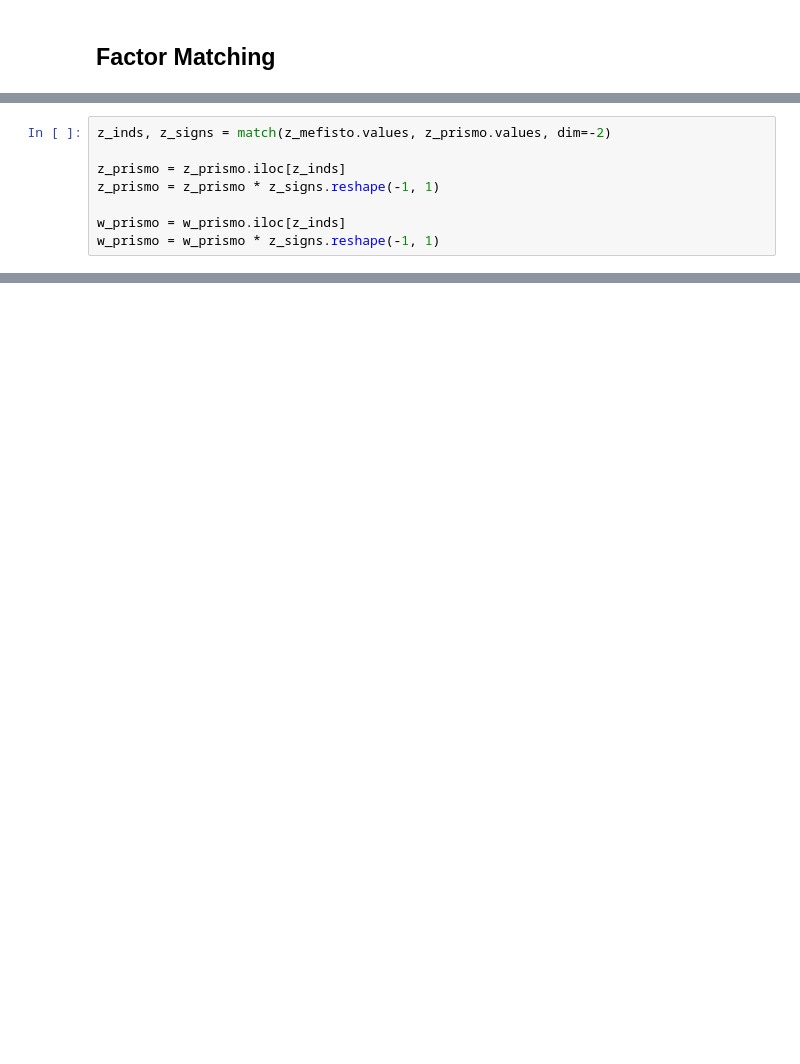
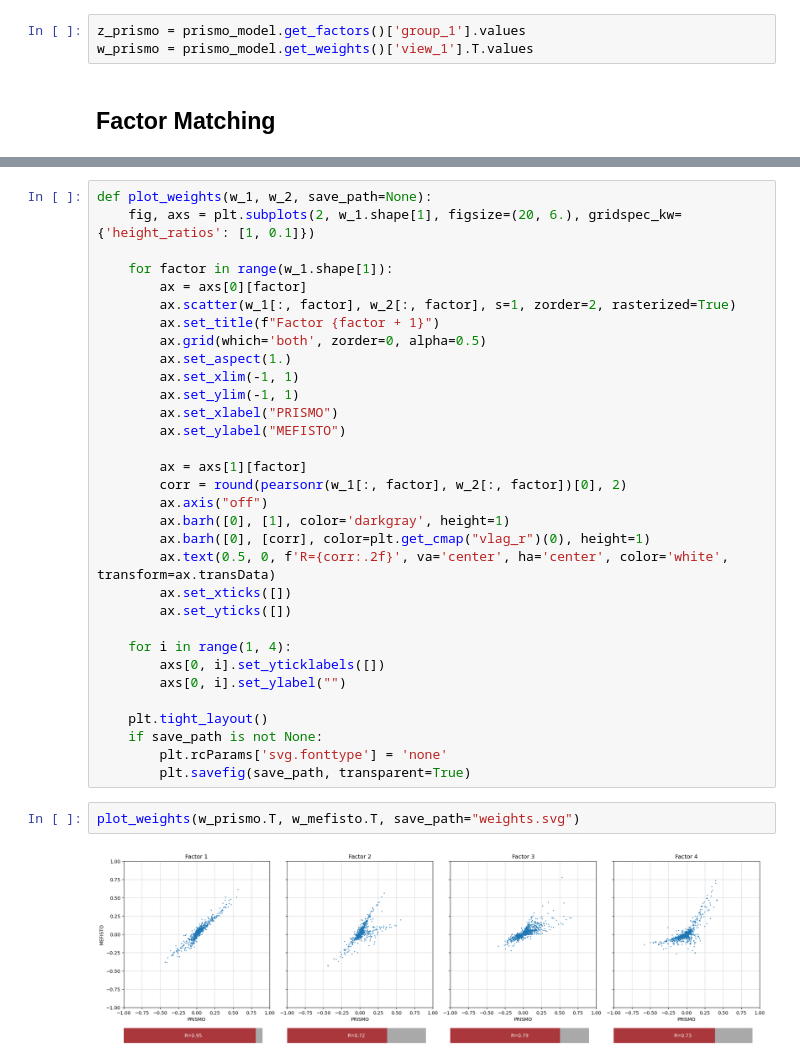
Before and after one commit to bioFAM/prismo, a Jupyter notebook: notebooks/mefisto_visium/analysis.ipynb, the cells around one changed output, grey strips where cells are left out. Cells and saved outputs as stored; diff of their text form; blank space fills up the shorter version.

```diff
--- a/notebooks/mefisto_visium/analysis.ipynb
+++ b/notebooks/mefisto_visium/analysis.ipynb
@@ -69,2 +68,5 @@ Parameters loaded from prismo_model/params.save
+# %%
+z_prismo = prismo_model.get_factors()['group_1'].values
+w_prismo = prismo_model.get_weights()['view_1'].T.values
 # %% [markdown]
 ## Factor Matching
@@ -87,8 +72,0 @@ w_mefisto = w_mefisto.sort_index(axis=1)
-# %%
-z_inds, z_signs = match(z_mefisto.values, z_prismo.values, dim=-2)
-
-z_prismo = z_prismo.iloc[z_inds]
-z_prismo = z_prismo * z_signs.reshape(-1, 1)
-
-w_prismo = w_prismo.iloc[z_inds]
-w_prismo = w_prismo * z_signs.reshape(-1, 1)
@@ -152,0 +172,36 @@ plt.show()
+# %%
+def plot_weights(w_1, w_2, save_path=None):
+    fig, axs = plt.subplots(2, w_1.shape[1], figsize=(20, 6.), gridspec_kw={'height_ratios': [1, 0.1]})
+
+    for factor in range(w_1.shape[1]):
+        ax = axs[0][factor]
+        ax.scatter(w_1[:, factor], w_2[:, factor], s=1, zorder=2, rasterized=True)
+        ax.set_title(f"Factor {factor + 1}")
+        ax.grid(which='both', zorder=0, alpha=0.5)
+        ax.set_aspect(1.)
+        ax.set_xlim(-1, 1)
+        ax.set_ylim(-1, 1)
+        ax.set_xlabel("PRISMO")
+        ax.set_ylabel("MEFISTO")
+
+        ax = axs[1][factor]
+        corr = round(pearsonr(w_1[:, factor], w_2[:, factor])[0], 2)
+        ax.axis("off")
+        ax.barh([0], [1], color='darkgray', height=1)
+        ax.barh([0], [corr], color=plt.get_cmap("vlag_r")(0), height=1)
+        ax.text(0.5, 0, f'R={corr:.2f}', va='center', ha='center', color='white', transform=ax.transData)
+        ax.set_xticks([])
+        ax.set_yticks([])
+
+    for i in range(1, 4):
+        axs[0, i].set_yticklabels([])
+        axs[0, i].set_ylabel("")
+
+    plt.tight_layout()
+    if save_path is not None:
+        plt.rcParams['svg.fonttype'] = 'none'
+        plt.savefig(save_path, transparent=True)
+# %%
+plot_weights(w_prismo.T, w_mefisto.T, save_path="weights.svg")
+# %% [output]
+[figure, added]
```
Also changed, not shown: parts of 15 cells of this notebook, 21 other files.
